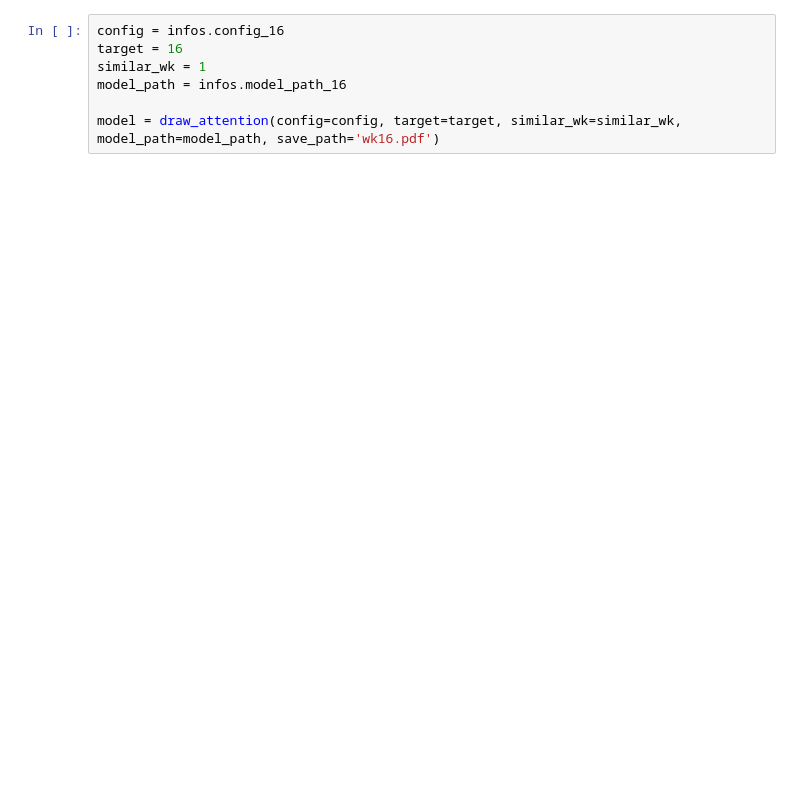
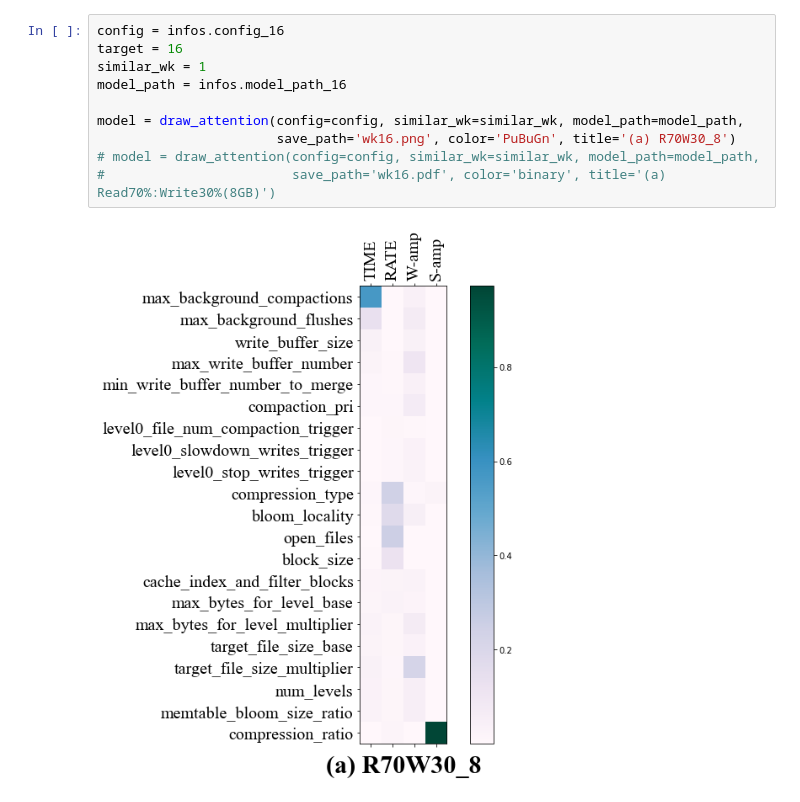
Before and after one commit to addb-swstarlab/K2vTune, a Jupyter notebook: test_notebook/Drawing-Attention-plot.ipynb, the cells around one changed output. Cells and saved outputs as stored; diff of their text form; blank space fills up the shorter version.

```diff
--- a/test_notebook/Drawing-Attention-plot.ipynb
+++ b/test_notebook/Drawing-Attention-plot.ipynb
@@ -12,10 +31,15 @@ model = draw_attention(config=config, target=target, similar_wk=similar_wk, mode
 # %%
 config = infos.config_16
 target = 16
 similar_wk = 1
 model_path = infos.model_path_16
 
-model = draw_attention(config=config, target=target, similar_wk=similar_wk, model_path=model_path, save_path='wk16.pdf')
+model = draw_attention(config=config, similar_wk=similar_wk, model_path=model_path,
+                       save_path='wk16.png', color='PuBuGn', title='(a) R70W30_8')
+# model = draw_attention(config=config, similar_wk=similar_wk, model_path=model_path,
+#                        save_path='wk16.pdf', color='binary', title='(a) Read70%:Write30%(8GB)')
+# %% [output]
+[figure, added]
 # %%
 config = infos.config_17
 target = 17
```
Also changed, not shown: parts of 9 cells of this notebook, 1 other file.
